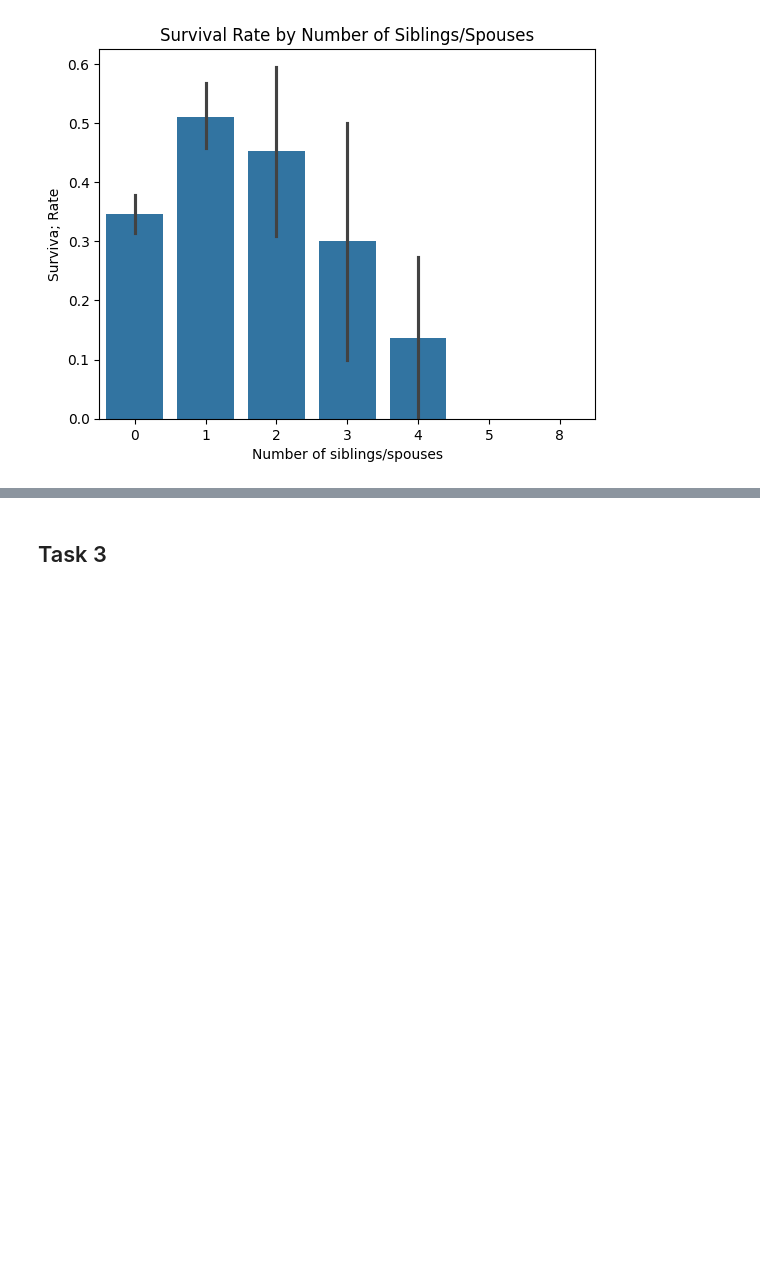
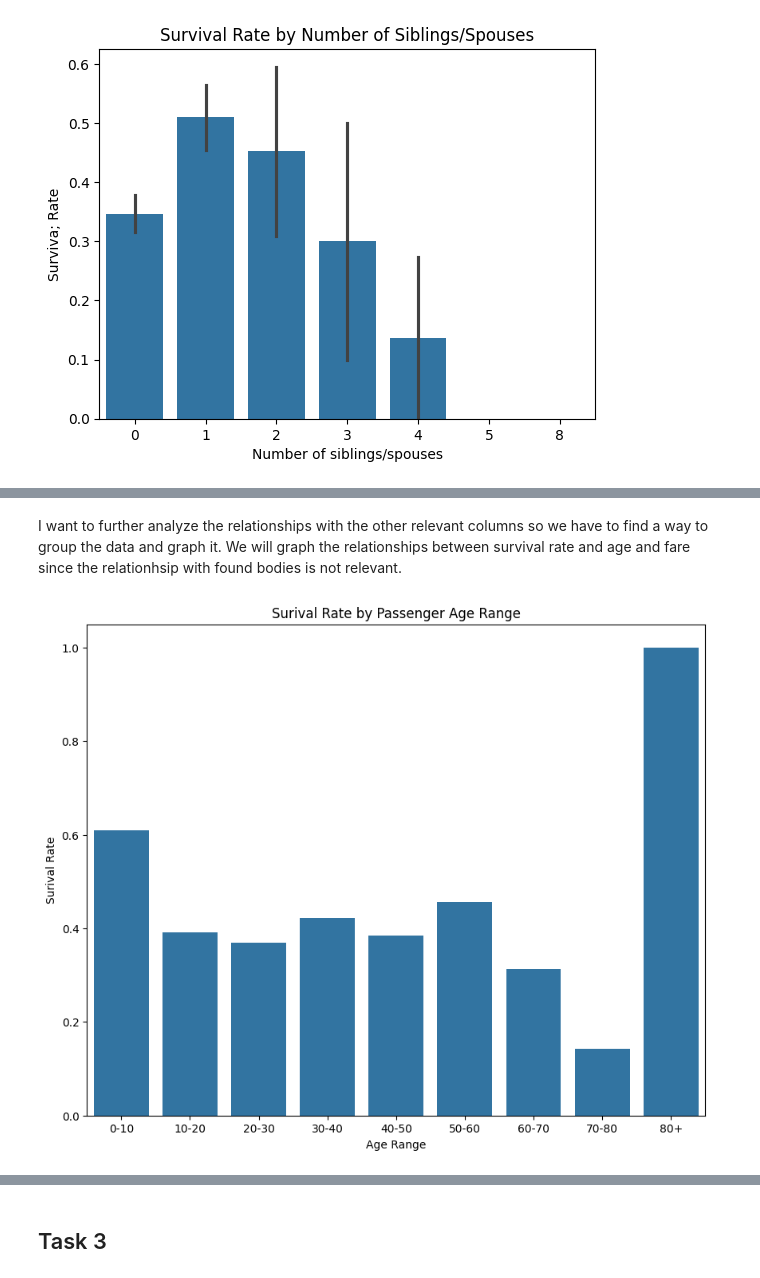
Before and after one commit to cayetana-h/ML-fundamentals-2025, a Jupyter notebook: first_assignment/assignment_1_cayetana_hinostroza.ipynb, the cells around one changed output, grey strips where cells are left out. Cells and saved outputs as stored; diff of their text form; code cells hidden in the pictures; blank space fills up the shorter version.

```diff
--- a/first_assignment/assignment_1_cayetana_hinostroza.ipynb
+++ b/first_assignment/assignment_1_cayetana_hinostroza.ipynb
@@ -101,3 +103,9 @@ plt.title("Survival Rate by Pclass")
 plt.show()
 # %% [output]
 [figure]
+# %%
+# I will create a copy to avoid modifying the original dataset since I am just exploring for now
+df_copy = df.copy()
+
+pclass_counts = df_copy.groupby('pclass')['survived'].agg(['count', 'mean'])
+print(pclass_counts)
@@ -113,0 +167,20 @@ The most relevant relationship I found was the survival rate by class. As one co
+# %% [markdown]
+I want to further analyze the relationships with the other relevant columns so we have to find a way to group the data and graph it. We will graph the relationships between survival rate and age and fare since the relationhsip with found bodies is not relevant.
+# %%
+age_bins = [0, 10, 20, 30, 40, 50, 60, 70, 80, df['age'].max() + 1]
+age_ranges = ['0-10', '10-20', '20-30', '30-40', '40-50', '50-60', '60-70', '70-80', '80+']
+
+df_copy['age_group'] = pd.cut(df_copy['age'], bins=age_bins, labels=age_ranges, right=False)
+
+age_survival_rate = df_copy.groupby('age_group')['survived'].mean()
+
+plt.figure(figsize =(10,8))
+sns.barplot(x=age_survival_rate.index, y=age_survival_rate.values)
+
+plt.title("Surival Rate by Passenger Age Range")
+plt.xlabel("Age Range")
+plt.ylabel("Surival Rate")
+
+plt.show()
+# %% [output]
+[figure, added]
```
Also changed, not shown: parts of 28 cells of this notebook.
